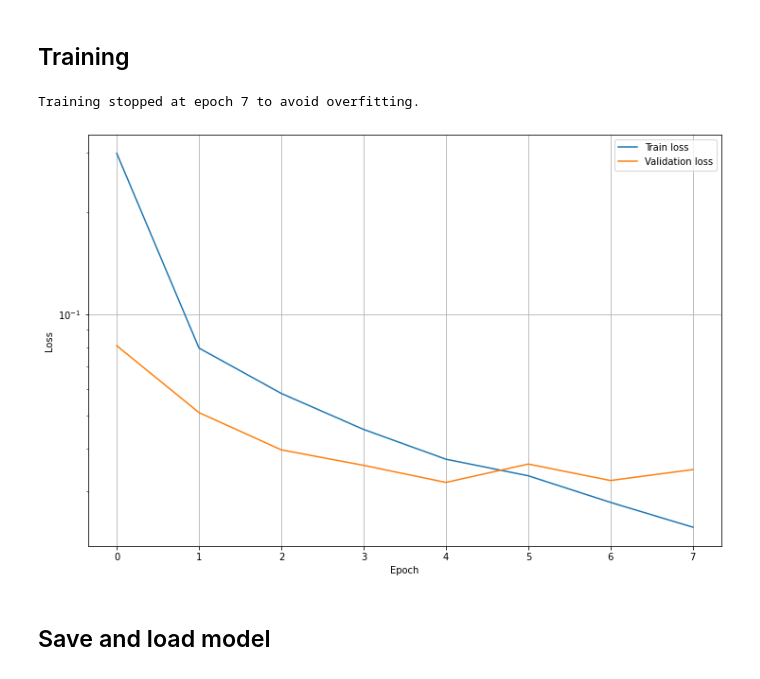
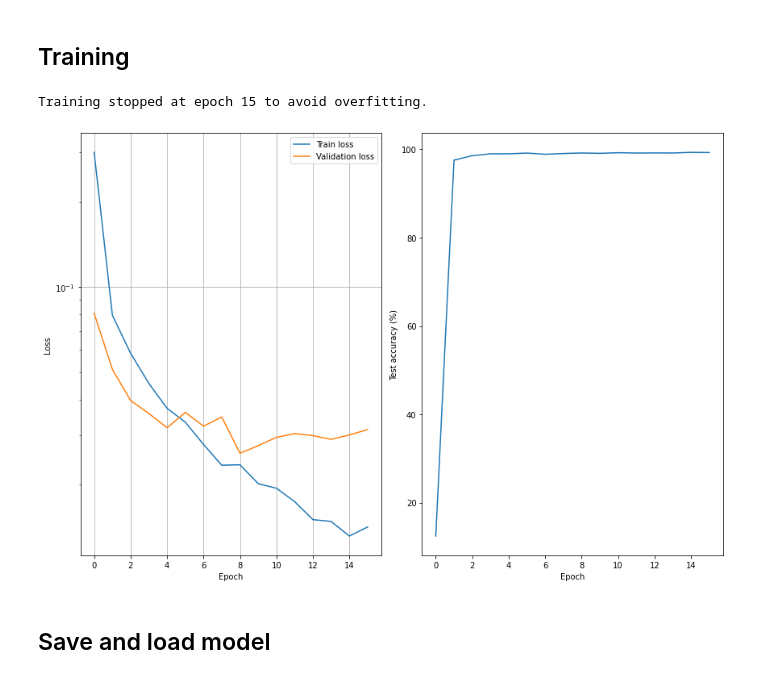
Before and after one commit to abassi98/NNDL, a Jupyter notebook: Homework_1/Classification.ipynb, the cells around one changed output. Drawn from its saved outputs; the diff is of its cells as text; code cells hidden in the pictures.

Commit message:
Set early stopping to compare the average validation loss of last 10 epochs

```diff
--- a/Homework_1/Classification.ipynb
+++ b/Homework_1/Classification.ipynb
@@ -174,29 +174,37 @@ def train_epochs(max_num_epochs, early_stopping = True):
 
         # Early stopping
         if early_stopping:
-            if np.mean(val_loss_log[-5:]) < val_loss_log[-1]:
+            if np.mean(val_loss_log[-10:]) < val_loss_log[-1]:
                 print("Training stopped at epoch "+str(epoch_num)+" to avoid overfitting.")
                 break
 
     return train_loss_log, val_loss_log, accuracy
-# %%
-# Training
-max_num_epochs = 50
-train_loss_log, val_loss_log, accuracy = train_epochs(max_num_epochs)
-# %% [output]
-Training stopped at epoch 7 to avoid overfitting.
+# %%
+# Training
+max_num_epochs = 50
+train_loss_log, val_loss_log, accuracy = train_epochs(max_num_epochs)
+# %% [output]
+Training stopped at epoch 15 to avoid overfitting.
 # %%
 ### Plot losses
-plt.figure(figsize=(12,8))
-plt.semilogy(train_loss_log, label='Train loss')
-plt.semilogy(val_loss_log, label='Validation loss')
-plt.xlabel('Epoch')
-plt.ylabel('Loss')
-plt.grid()
-plt.legend()
+fig = plt.figure(figsize=(12,8))
+ax1 = fig.add_subplot(121)
+ax1.semilogy(train_loss_log, label='Train loss')
+ax1.semilogy(val_loss_log, label='Validation loss')
+ax1.set_xlabel('Epoch')
+ax1.set_ylabel('Loss')
+ax1.grid()
+ax1.legend()
+
+ax2 = fig.add_subplot(122)
+ax2.plot(accuracy, label = "Test accuracy")
+ax2.set_xlabel("Epoch")
+ax2.set_ylabel("Test accuracy (%)")
+
+plt.tight_layout()
 plt.show()
 # %% [output]
-[figure, old version]
+[figure, new version]
 # %% [markdown]
 ## Save and load model
 # %%
```
Also changed, not shown: parts of 5 cells of this notebook, 1 other file.
